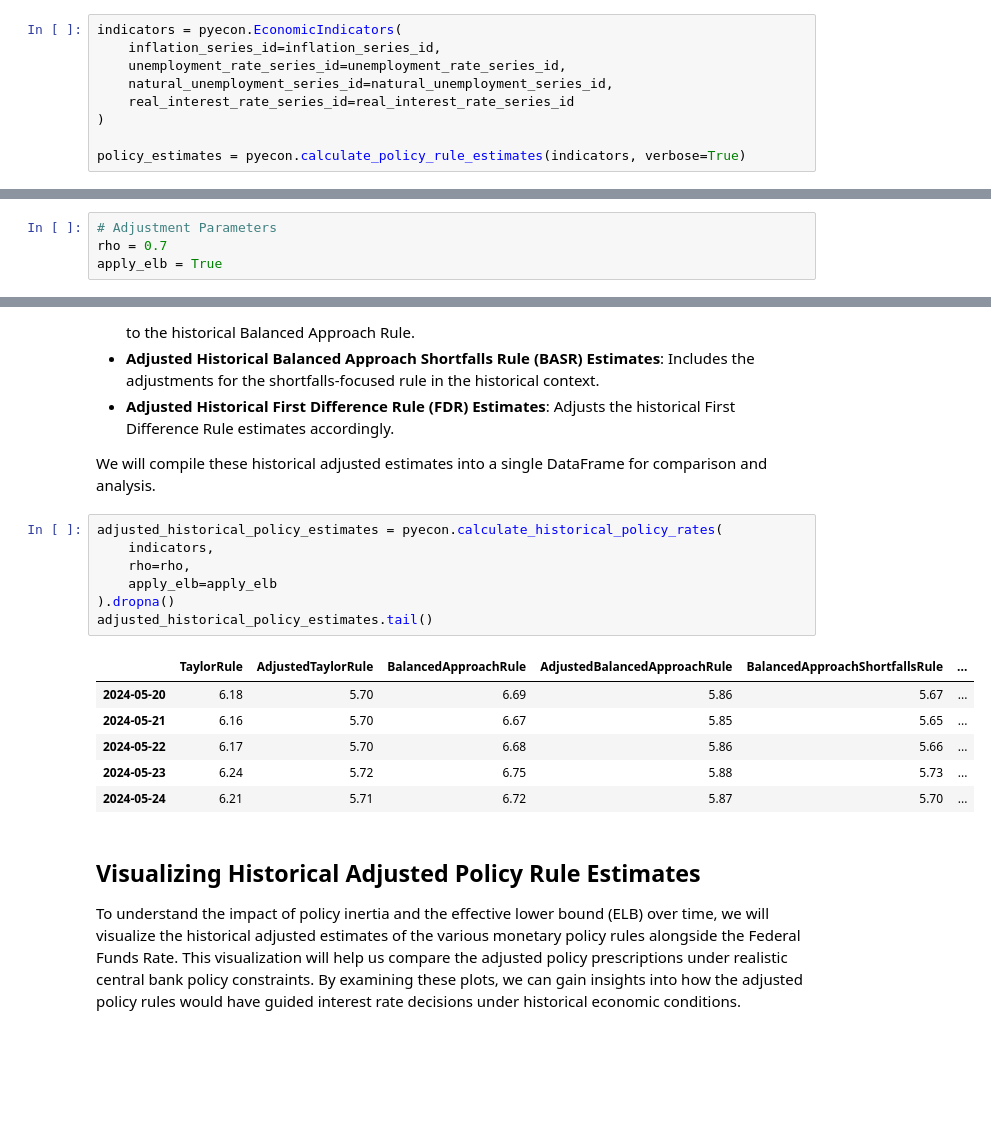
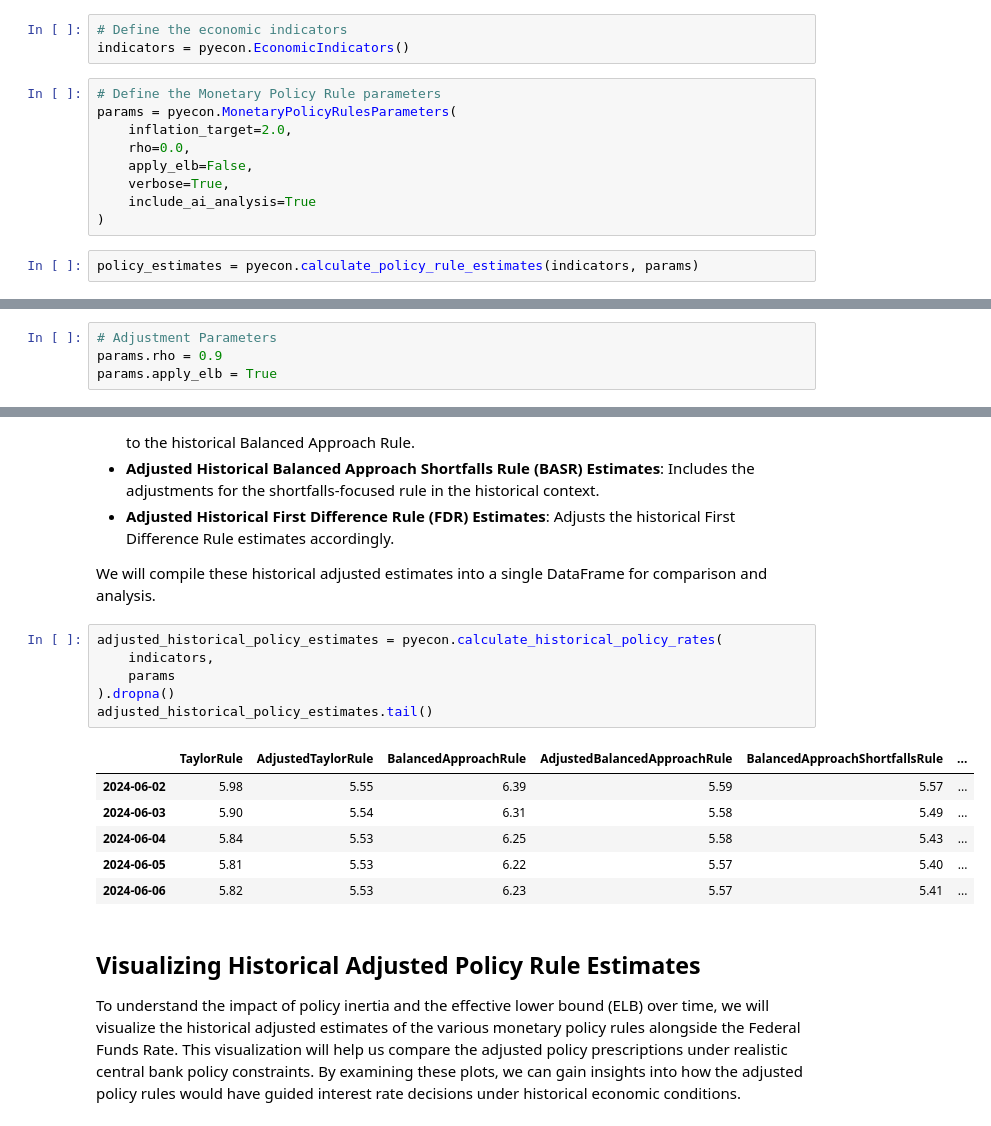
Before and after one commit to nathanramoscfa/pyeconomics, a Jupyter notebook: examples/monetary_policy_rules/monetary_policy_rules.ipynb, the cells around one changed output, grey strips where cells are left out. Cells and saved outputs as stored; diff of their text form; blank space fills up the shorter version.

```diff
--- a/examples/monetary_policy_rules/monetary_policy_rules.ipynb
+++ b/examples/monetary_policy_rules/monetary_policy_rules.ipynb
@@ -64,10 +62,15 @@ Additionally, we will fetch and display the current Federal Funds Rate to provid
+# %%
+# Define the economic indicators
+indicators = pyecon.EconomicIndicators()
+# %%
+# Define the Monetary Policy Rule parameters
+params = pyecon.MonetaryPolicyRulesParameters(
+    inflation_target=2.0,
+    rho=0.0,
+    apply_elb=False,
+    verbose=True,
+    include_ai_analysis=True
+)
 # %%
-indicators = pyecon.EconomicIndicators(
-    inflation_series_id=inflation_series_id,
-    unemployment_rate_series_id=unemployment_rate_series_id,
-    natural_unemployment_series_id=natural_unemployment_series_id,
-    real_interest_rate_series_id=real_interest_rate_series_id
-)
-
-policy_estimates = pyecon.calculate_policy_rule_estimates(indicators, verbose=True)
+policy_estimates = pyecon.calculate_policy_rule_estimates(indicators, params)
 # %% [output]
@@ -125,8 +126,8 @@ In this section, we will compute the monetary policy rule estimates with certain
 Let's proceed to calculate the adjusted estimates for each policy rule using these parameters.
 # %%
 # Adjustment Parameters
-rho = 0.7
-apply_elb = True
+params.rho = 0.9
+params.apply_elb = True
 # %% [markdown]
 ### Calculating Adjusted Policy Rule Estimates
 
@@ -183,17 +180,16 @@ We will compile these historical adjusted estimates into a single DataFrame for
 # %%
 adjusted_historical_policy_estimates = pyecon.calculate_historical_policy_rates(
     indicators,
-    rho=rho,
-    apply_elb=apply_elb
+    params
 ).dropna()
 adjusted_historical_policy_estimates.tail()
 # %% [output]
 |  | TaylorRule | AdjustedTaylorRule | BalancedApproachRule | AdjustedBalancedApproachRule | BalancedApproachShortfallsRule | ... |
-| 2024-05-20 | 6.18 | 5.70 | 6.69 | 5.86 | 5.67 | ... |
-| 2024-05-21 | 6.16 | 5.70 | 6.67 | 5.85 | 5.65 | ... |
-| 2024-05-22 | 6.17 | 5.70 | 6.68 | 5.86 | 5.66 | ... |
-| 2024-05-23 | 6.24 | 5.72 | 6.75 | 5.88 | 5.73 | ... |
-| 2024-05-24 | 6.21 | 5.71 | 6.72 | 5.87 | 5.70 | ... |
+| 2024-06-02 | 5.98 | 5.55 | 6.39 | 5.59 | 5.57 | ... |
+| 2024-06-03 | 5.90 | 5.54 | 6.31 | 5.58 | 5.49 | ... |
+| 2024-06-04 | 5.84 | 5.53 | 6.25 | 5.58 | 5.43 | ... |
+| 2024-06-05 | 5.81 | 5.53 | 6.22 | 5.57 | 5.40 | ... |
+| 2024-06-06 | 5.82 | 5.53 | 6.23 | 5.57 | 5.41 | ... |
 # %% [markdown]
 ## Visualizing Historical Adjusted Policy Rule Estimates
 
```
Also changed, not shown: parts of 12 cells of this notebook, 47 other files.
